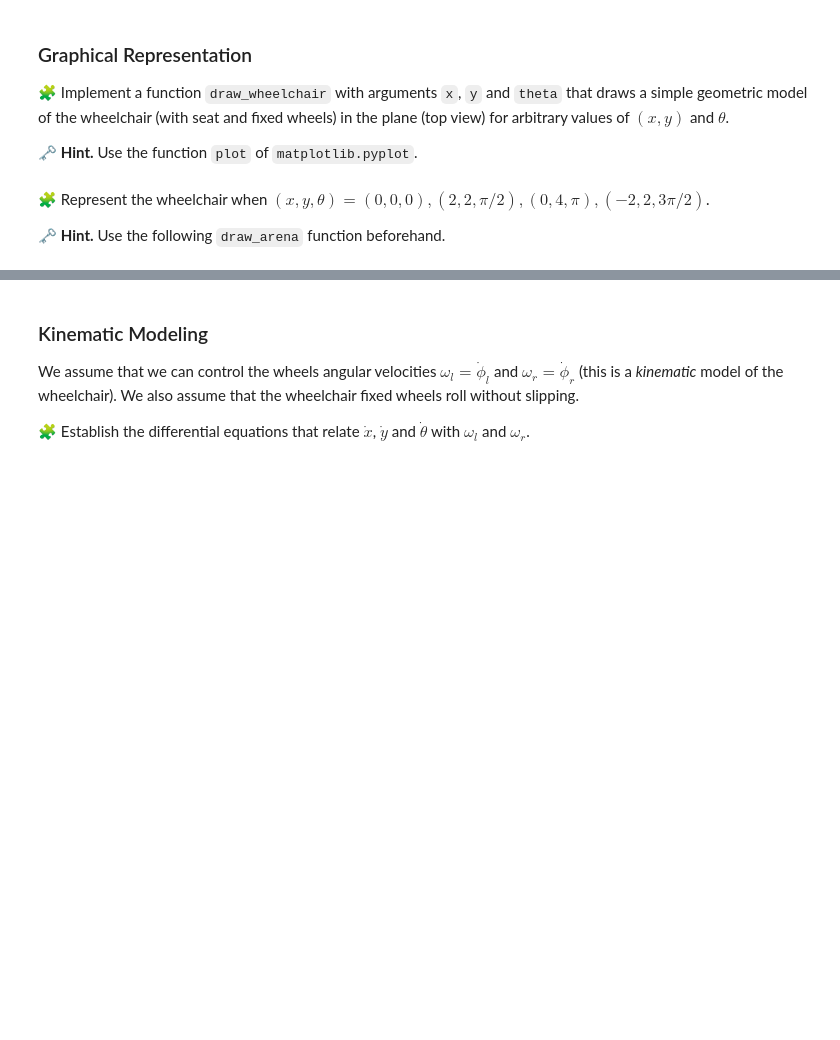
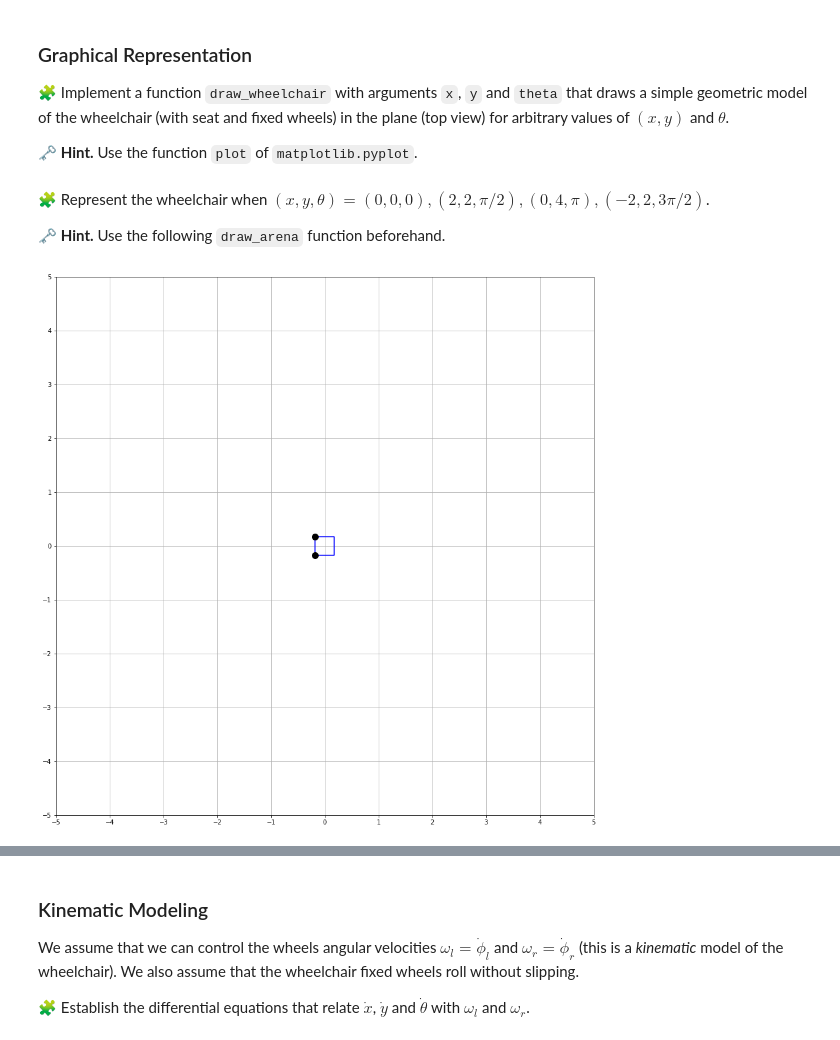
Before and after one commit to HibaNRJ/control-engineering-with-python-project-2022-2023, a Jupyter notebook: Project-1.ipynb, the cells around one changed output, grey strips where cells are left out. Cells and saved outputs as stored; diff of their text form; code cells hidden in the pictures; blank space fills up the shorter version.

```diff
--- a/Project-1.ipynb
+++ b/Project-1.ipynb
@@ -56,3 +54,25 @@ def draw_wheelchair(x, y, theta):
+# %%
+def draw_wheelchair(x, y, theta):
+    # Calculate the coordinates of the corners of the seat
+    x1 = x - L/2*cos(theta + pi/4)
+    y1 = y - L/2*sin(theta + pi/4)
+    x2 = x - L/2*sin(theta + pi/4)
+    y2 = y + L/2*cos(theta + pi/4)
+    x3 = x - L/2*sin(theta - pi/4)
+    y3 = y + L/2*cos(theta - pi/4)
+    x4 = x - L/2*sin(theta - 3*pi/4)
+    y4 = y + L/2*cos(theta - 3*pi/4)
+
+    # Calculate the coordinates of the centers of the wheels
+    xw1 = x1
+    yw1 = y1
+    xw2 = x2
+    yw2 = y2
+
+    # Plot the seat and wheels
+    plt.plot([x1, x2, x3, x4, x1], [y1, y2, y3, y4, y1], 'b')
+    plt.plot(xw1, yw1, 'ko', markersize=10)
+    plt.plot(xw2, yw2, 'ko', markersize=10)
 # %% [markdown]
 🧩 Represent the wheelchair when $(x, y, \theta) = (0, 0, 0), (2, 2, \pi/2), (0, 4, \pi), (-2, 2, 3\pi/2)$.
 
@@ -72,0 +91,5 @@ pass
+# %%
+draw_arena(-5,5,-5,5)
+draw_wheelchair(0,0,0)
+# %% [output]
+[figure, added]
```
Also changed, not shown: parts of 7 cells of this notebook.
